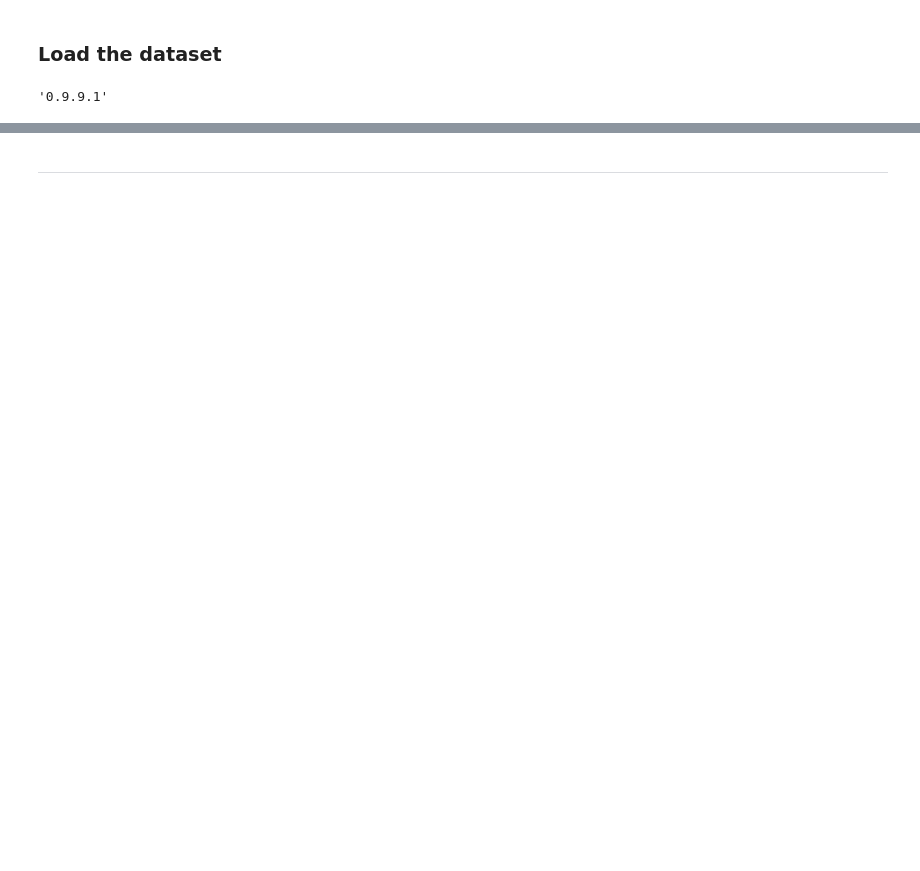
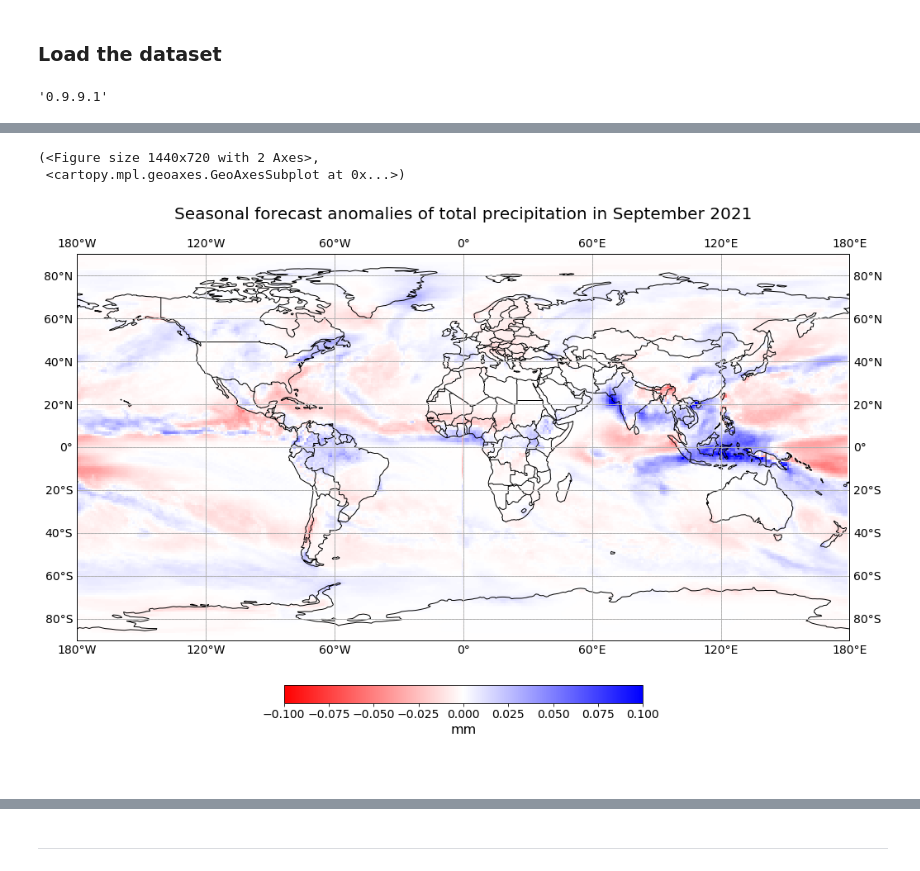
Before and after one commit to edupenabad/copernicus-training, a Jupyter notebook: 121_c3s_seasonal_forecasts_anomalies.ipynb, the cells around one changed output, grey strips where cells are left out. Cells and saved outputs as stored; diff of their text form; code cells hidden in the pictures; blank space fills up the shorter version.

```diff
--- a/121_c3s_seasonal_forecasts_anomalies.ipynb
+++ b/121_c3s_seasonal_forecasts_anomalies.ipynb
@@ -94,5 +288,5 @@ Attributes:
 # %%
-ds = xr.open_dataset('./data/ecmwf_seas5_hindcast_monthly.grib', engine='cfgrib', backend_kwargs=dict(time_dims=('forecastMonth', 'time')))
-ds
+seas5_forecast = xr.open_dataset('./data/ecmwf_seas5_2021_09_forecast_monthly_tp.grib', engine='cfgrib', backend_kwargs=dict(time_dims=('forecastMonth', 'time')))
+seas5_forecast
 # %% [output]
 <xarray.Dataset>
@@ -170,0 +311,3 @@ Attributes:
+# %%
+seas5_forecast_mean = seas5_forecast.mean(['number'])
+seas5_forecast_mean
@@ -170,0 +327,3 @@ Attributes:
+# %%
+seas5_anomalies_202109 = seas5_forecast_mean['tprate'] - tprate_hindcast_mean
+seas5_anomalies_202109
@@ -170,0 +348,3 @@ Attributes:
+# %%
+seas5_anomalies_202109_tp = seas5_anomalies_202109 * 1000 * 1000
+seas5_anomalies_202109_tp
@@ -170,0 +430,17 @@ Attributes:
+# %%
+visualize_pcolormesh(data_array = seas5_anomalies_202109_tp[0,:,:],
+                     longitude = seas5_anomalies_202109_tp.longitude,
+                     latitude = seas5_anomalies_202109_tp.latitude,
+                     projection = ccrs.PlateCarree(),
+                     color_scale = 'bwr_r',
+                     unit = 'mm',
+                     long_name = 'Seasonal forecast anomalies of total precipitation in September 2021\n',
+                     vmin= -0.1,
+                     vmax = 0.1,
+                     set_global=True)
+# %% [output]
+(<Figure size 1440x720 with 2 Axes>,
+ <cartopy.mpl.geoaxes.GeoAxesSubplot at 0x...>)
+[figure, added]
+# %% [markdown]
+<br>
```
Also changed, not shown: parts of 29 cells of this notebook, 1 other file.
